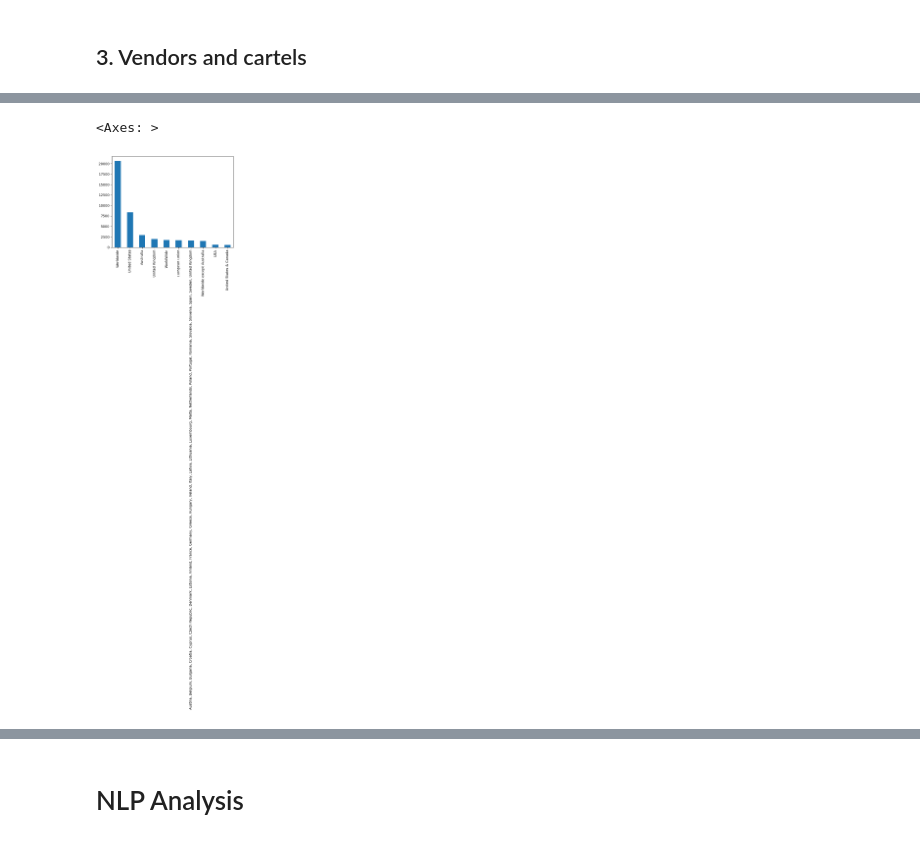
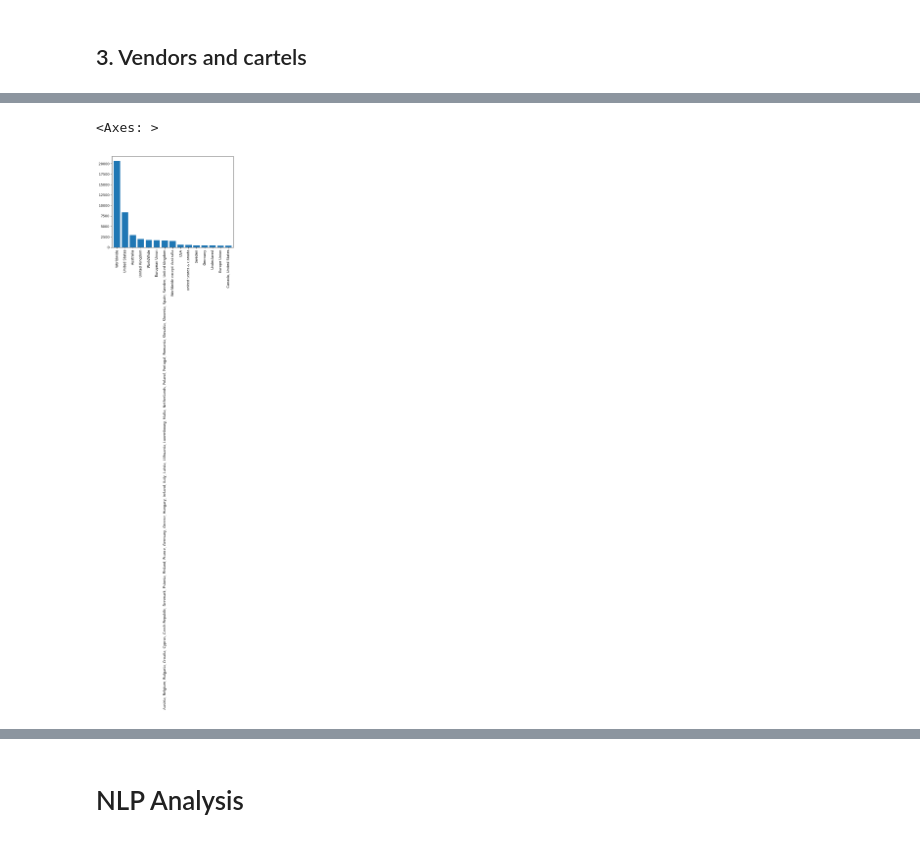
Before and after one commit to davide-beltrame/cybercrime-aho, a Jupyter notebook: main.ipynb, the cells around one changed output, grey strips where cells are left out. Cells and saved outputs as stored; diff of their text form; code cells hidden in the pictures.

```diff
--- a/main.ipynb
+++ b/main.ipynb
@@ -504,7 +523,7 @@ drug_synonyms = {
     'tobacco': ['cigarettes', 'cigs', 'smokes', 'cancer sticks', 'nicotine'],
     'cocaine': ['coke', 'blow', 'snow', 'powder', 'white', 'yayo', 'charlie', 'nose candy'],
     'heroin': ['smack', 'junk', 'horse', 'H', 'dope', 'brown', 'tar', 'china white', 'skag'],
-    'others': ['methamphetamine', 'crystal meth', 'ice', 'crystal', 'glass', 'tina', 'bath salts', 'spice', 'K2']
+    'meth': ['methamphetamine', 'crystal meth', 'ice', 'crystal', 'glass', 'tina', 'bath salts', 'spice', 'K2']
 }
 
 # we create a new column called "drug_category" and assign the value "others" to it
@@ -612,10 +630,14 @@ Name: ship_from, dtype: int64
 [figure]
 # %%
 # we plot the 10 most common countries in ship_to
-df_wmv['ship_to'].value_counts().head(10).plot(kind='bar')
+df_wmv['ship_to'].value_counts().head(15).plot(kind='bar')
+
+# avoid values with the same value_count not to be plotted on top of each other
+# so that even countries with the same value_count can be seen
+df_wmv['ship_to'].value_counts().head(15).plot(kind='bar', width=0.8)
 # %% [output]
 <Axes: >
-[figure, old version]
+[figure, new version]
 # %%
 # we now create a graph of sellers to find the most common sellers, possible drug stocking places and possible cartels
 G = nx.Graph()
```
Also changed, not shown: parts of 10 cells of this notebook.
